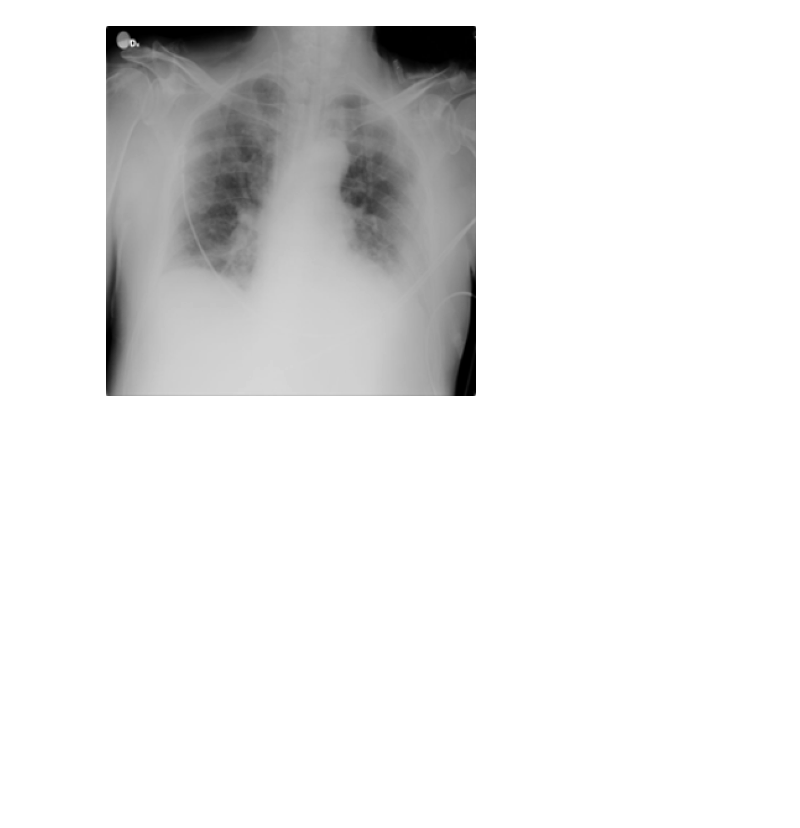
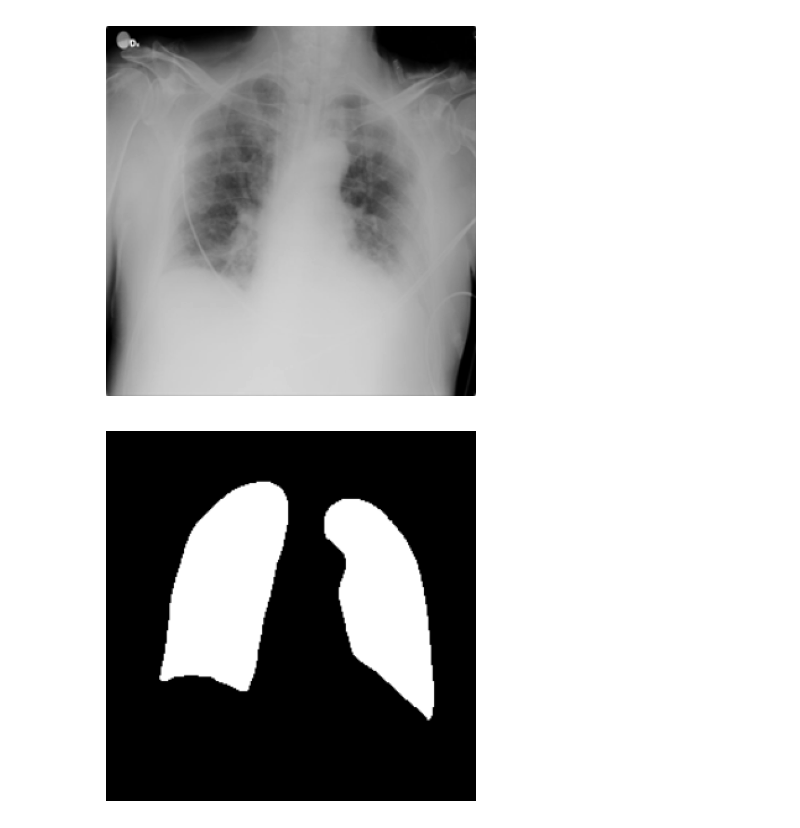
Before and after one commit to ropakolai/Projet_Datascientest, a Jupyter notebook: Exploration_DataViz/Exploration_DataViz.ipynb, the cells around one changed output. Drawn from its saved outputs; the diff is of its cells as text; code cells hidden in the pictures; blank space fills up the shorter version.

```diff
--- a/Exploration_DataViz/Exploration_DataViz.ipynb
+++ b/Exploration_DataViz/Exploration_DataViz.ipynb
@@ -984,3 +984,9 @@ plt.axis('off')
 plt.show()
 # %% [output]
 [figure]
+# %%
+plt.imshow(selected_masks[0], cmap='gray')
+plt.axis('off')
+plt.show()
+# %% [output]
+[figure, added]
```
Also changed, not shown: parts of 2 cells of this notebook.
